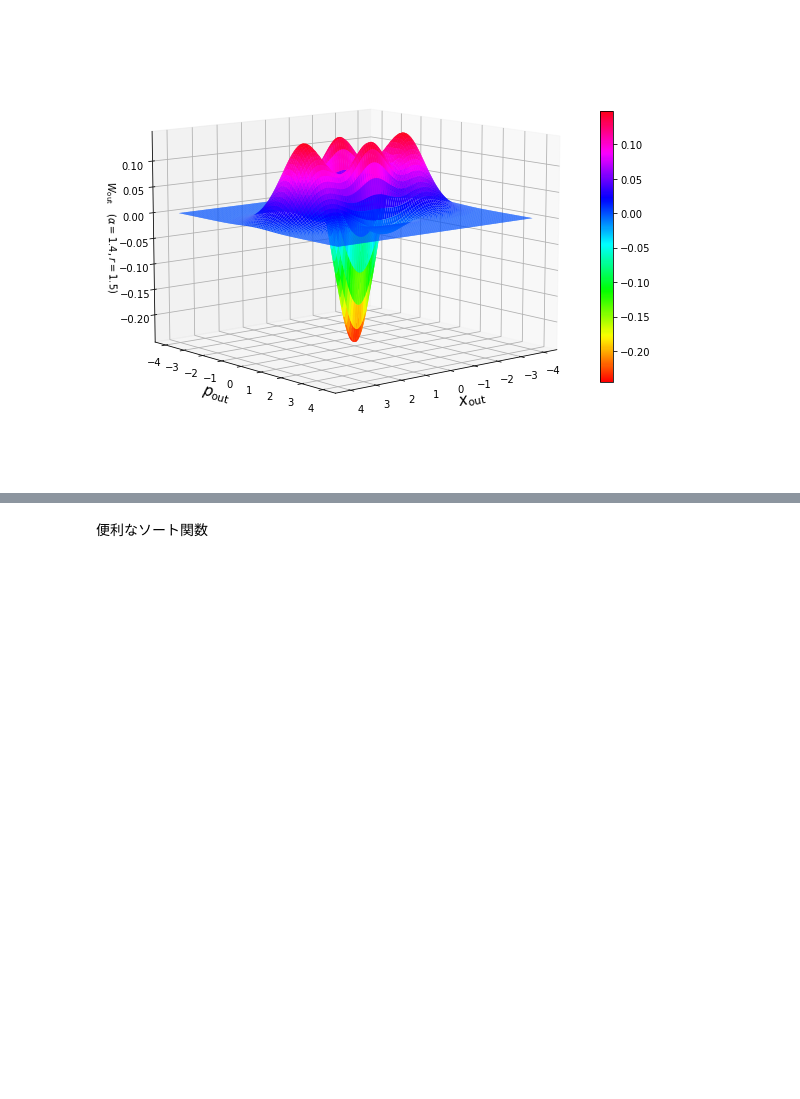
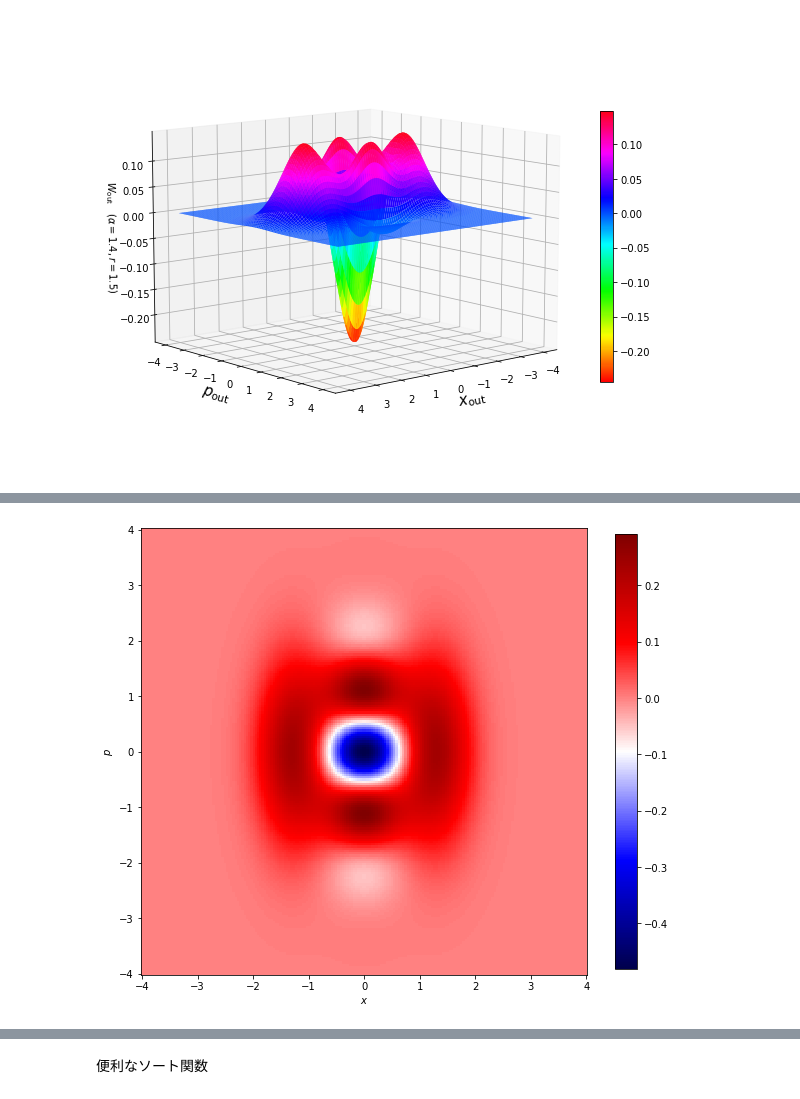
Before and after one commit to ruofan-he/quantum_information, a Jupyter notebook: 猫状態のウィグナー関数.ipynb, the cells around one changed output, grey strips where cells are left out. Saved outputs shown, nothing was run; the diff lists cells and outputs as text; code cells hidden in the pictures; blank space fills up the shorter version.

```diff
--- a/猫状態のウィグナー関数.ipynb
+++ b/猫状態のウィグナー関数.ipynb
@@ -63,0 +95,37 @@ fig.savefig('wigner_cat_tele.pdf')
+# %%
+import matplotlib.pyplot as plt
+import numpy as np
+
+
+fig = plt.figure(figsize=(10,10))
+ax = fig.add_subplot()
+ax.set_aspect('equal', adjustable='box')
+#ax.view_init(10, 50)
+
+x = np.linspace(-4,4,200)
+y = np.linspace(-4,4,200)
+xx, yy = np.meshgrid(x,y)
+
+alpha = 1.4
+r = 1.5
+T = 0.4
+# cat_wigner = np.frompyfunc(lambda x,y,x0,y0: np.exp(-(x-x0)**2 -(y-y0)**2 ) + np.exp(-(x+x0)**2 -(y+y0)**2 ) -2*np.exp(-x**2 - y**2)*np.cos(2*(x0*y -y0*x)), 4, 1)
+
+
+cat_part1 = np.frompyfunc(lambda x,y,x0,y0,r,T: np.exp(-(np.sqrt(T)*y - y0)**2) *np.exp( -(np.exp(2*r)*T/(1-T))/(1 + np.exp(2*r)*T/(1-T))*(x0 - x/np.sqrt(T))**2    )      ,6,1      )
+cat_part2 = np.frompyfunc(lambda x,y,x0,y0,r,T: np.exp(-(np.sqrt(T)*y + y0)**2) *np.exp( -(np.exp(2*r)*T/(1-T))/(1 + np.exp(2*r)*T/(1-T))*(-x0 - x/np.sqrt(T))**2    )      ,6,1      )
+cat_part3 = np.frompyfunc(lambda x,y,x0,y0,r,T: -2 * np.exp(-(y0**2 + (np.sqrt(T)*y)**2)/(1+np.exp(2*r)*T/(1-T)) )*  np.exp(-(np.exp(2*r)*T/(1-T))/(1+np.exp(2*r)*T/(1-T)) * ((x/np.sqrt(T))**2 + (np.sqrt(T)*y)**2)) * np.cos(  2*(x0*np.sqrt(T)*y - np.exp( -(np.exp(2*r)*T/(1-T))/(1+np.exp(2*r)*T/(1-T))) * y0*x/np.sqrt(T)  )         )  ,6,1                                      )
+
+x0 = np.sqrt(2)*alpha.real
+y0 = np.sqrt(2)*alpha.imag
+cat = (cat_part1(xx,yy,x0,y0,r,T) + cat_part2(xx,yy,x0,y0,r,T) + cat_part3(xx,yy,x0,y0,r,T)).astype(np.double)/(2*np.pi*(1-np.exp(-2*abs(alpha)**2)))*np.sqrt( np.exp(2*r)  /((1-T) + np.exp(2*r)*T)  )
+
+surf = ax.pcolormesh(xx, yy, cat,cmap='seismic', shading='auto')
+fig.colorbar(surf, shrink=0.8)
+
+ax.set_xlabel(r'$x$')
+ax.set_ylabel(r'$p$')
+
+fig.savefig('wigner_univ_sq.pdf')
+# %% [output]
+[figure, added]
```
Also changed, not shown: parts of 2 cells of this notebook, 3 other files.
